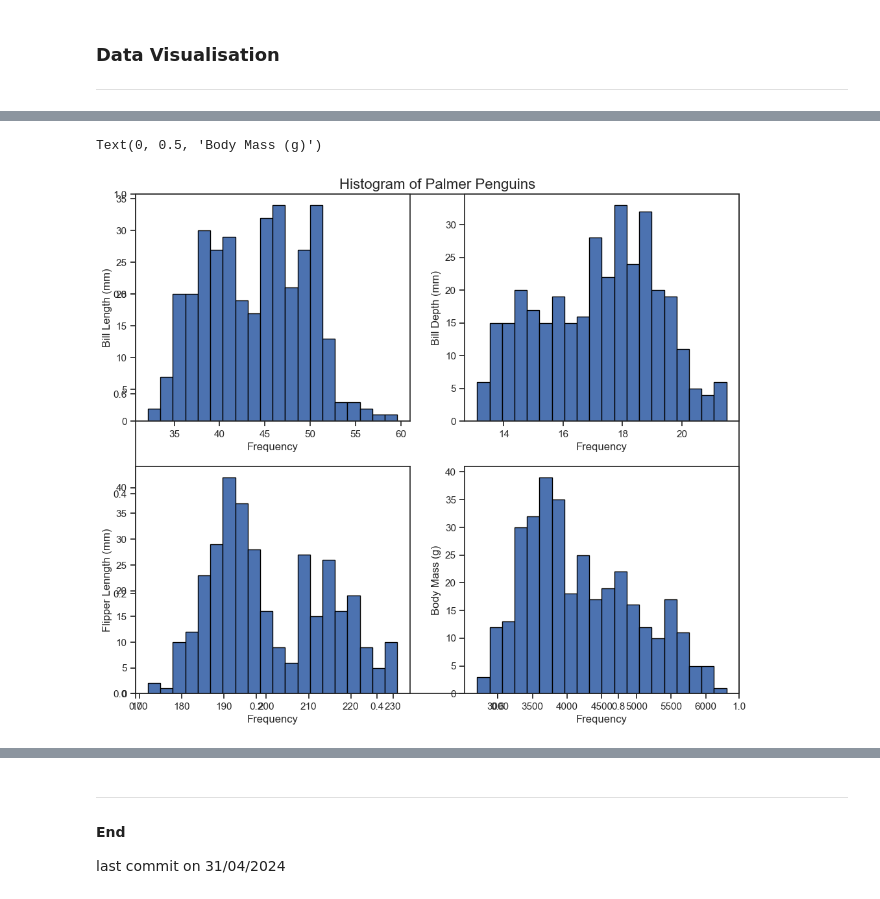
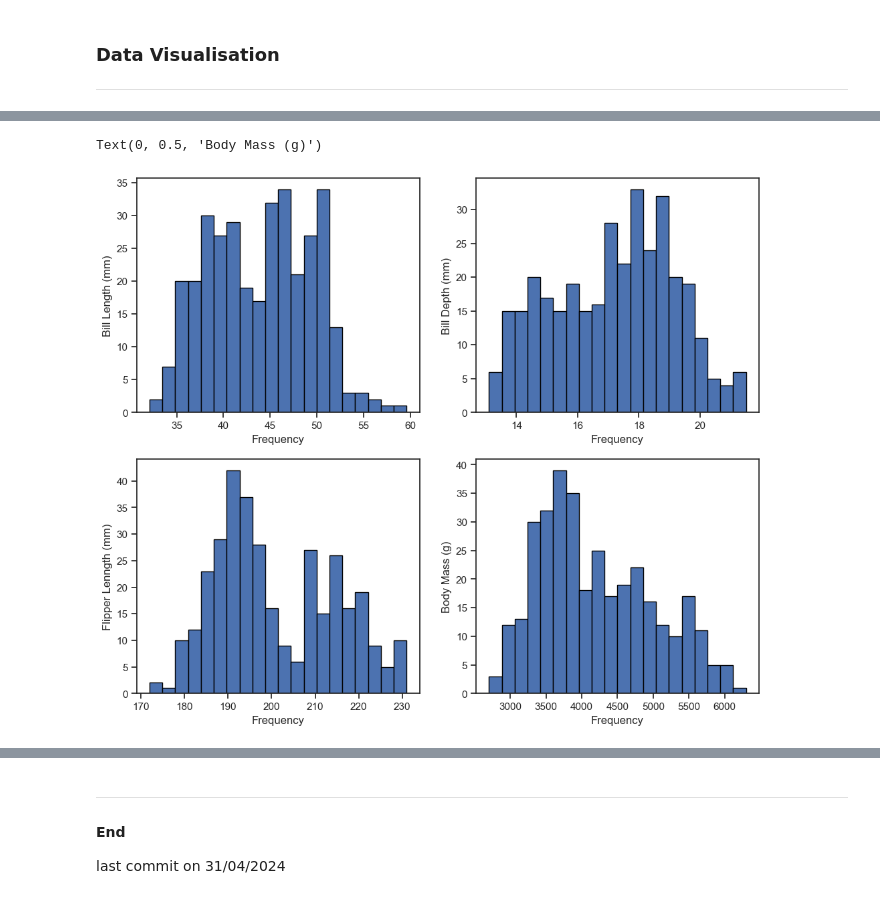
Before and after one commit to RodrigoDMU/MyWorkPDA-Project, a Jupyter notebook: penguins.ipynb, the cells around one changed output, grey strips where cells are left out. Saved outputs shown, nothing was run; the diff lists cells and outputs as text; code cells hidden in the pictures.

```diff
--- a/penguins.ipynb
+++ b/penguins.ipynb
@@ -264,27 +250,34 @@ plt.show()
 # %%
 # Histogram of Palmer Penguins.
 blength = df['bill_length_mm']
 bdepth = df['bill_depth_mm']
 flength = df['flipper_length_mm']
 bmass = df['body_mass_g']
 plt.figure(figsize = (12,10))
-plt.title('Histogram of Palmer Penguins', size=16)
+# Subplot position.
 plt.subplot(2,2,1)
 plt.hist(blength, bins=20, edgecolor = 'black')
+# Add labels (X and Y).
 plt.xlabel('Frequency')
 plt.ylabel('Bill Length (mm)')
+# Subplot position.
 plt.subplot(2,2,2)
 plt.hist(bdepth, bins=20, edgecolor = 'black')
+# Add labels (X and Y).
 plt.xlabel('Frequency')
 plt.ylabel('Bill Depth (mm)')
+# Subplot position.
 plt.subplot(2,2,3)
 plt.hist(flength, bins=20, edgecolor = 'black')
+# Add labels (X and Y).
 plt.xlabel('Frequency')
 plt.ylabel('Flipper Lenngth (mm)')
+# Subplot position.
 plt.subplot(2,2,4)
 plt.hist(bmass, bins=20, edgecolor = 'black')
+# Add labels (X and Y).
 plt.xlabel('Frequency')
 plt.ylabel('Body Mass (g)')
 # %% [output]
 Text(0, 0.5, 'Body Mass (g)')
-[figure, old version]
+[figure, new version]
```
Also changed, not shown: parts of 5 cells of this notebook.
